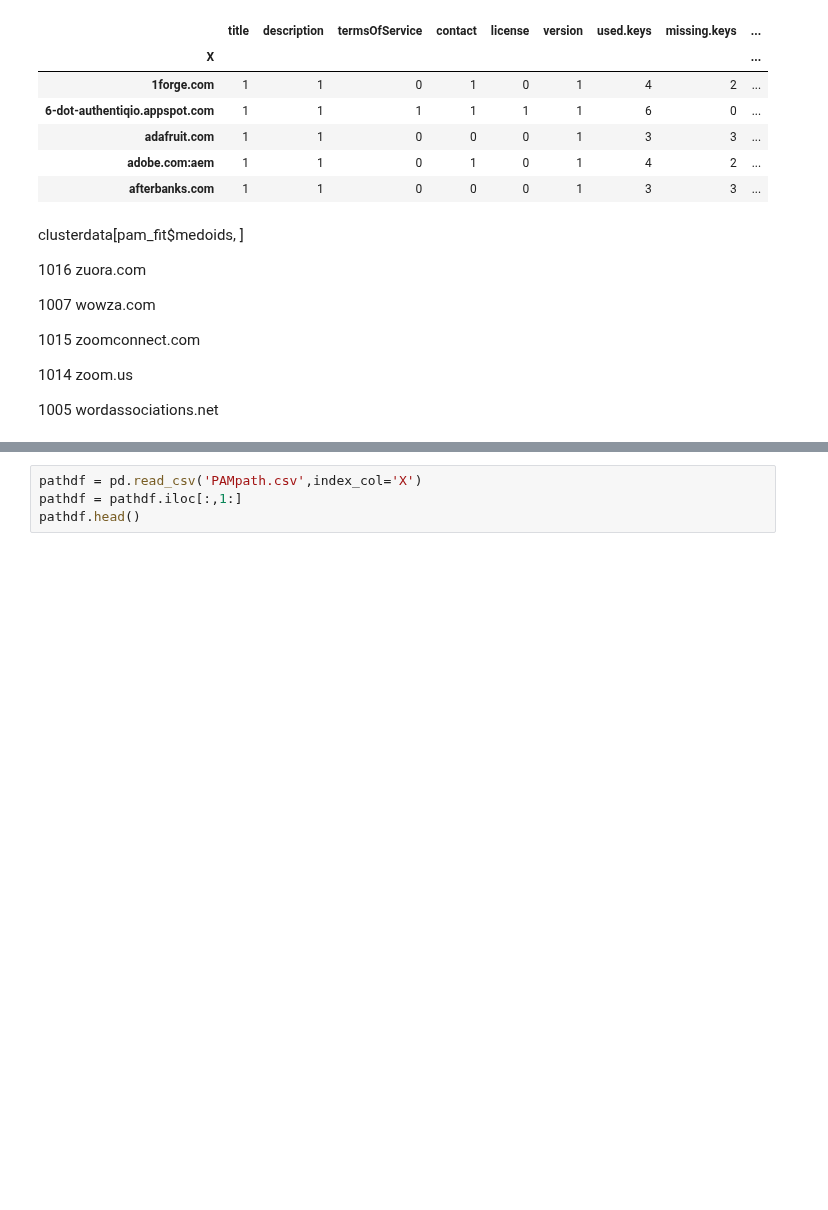
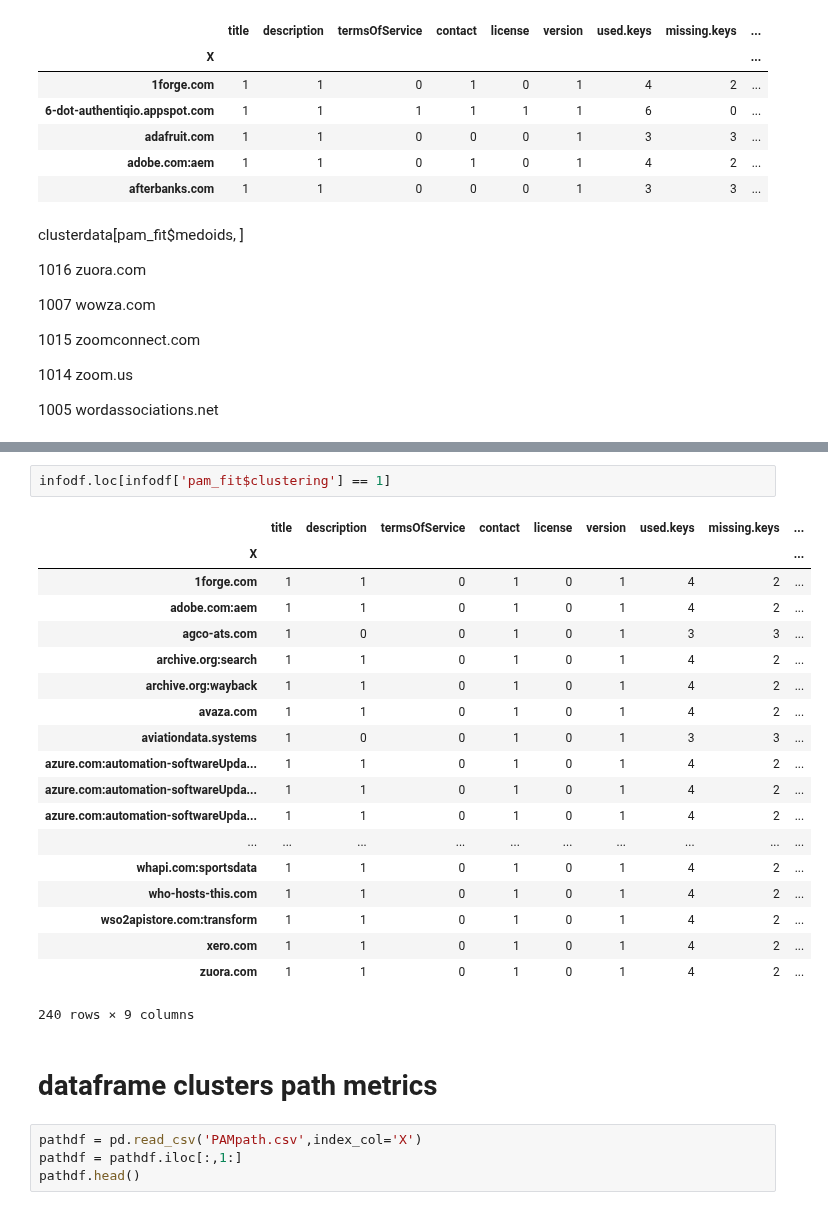
Before and after one commit to pmanlukas/thesisdata, a Jupyter notebook: combine dataframes.ipynb, the cells around one changed output, grey strips where cells are left out. Saved outputs shown, nothing was run; the diff lists cells and outputs as text; blank space fills up the shorter version.

```diff
--- a/combine dataframes.ipynb
+++ b/combine dataframes.ipynb
@@ -166,3 +225,27 @@ clusterdata[pam_fit$medoids, ]
+# %%
+infodf.loc[infodf['pam_fit$clustering'] == 1]
+# %% [output]
+|  | title | description | termsOfService | contact | license | version | used.keys | missing.keys | ... |
+| X |  |  |  |  |  |  |  |  | ... |
+| 1forge.com | 1 | 1 | 0 | 1 | 0 | 1 | 4 | 2 | ... |
+| adobe.com:aem | 1 | 1 | 0 | 1 | 0 | 1 | 4 | 2 | ... |
+| agco-ats.com | 1 | 0 | 0 | 1 | 0 | 1 | 3 | 3 | ... |
+| archive.org:search | 1 | 1 | 0 | 1 | 0 | 1 | 4 | 2 | ... |
+| archive.org:wayback | 1 | 1 | 0 | 1 | 0 | 1 | 4 | 2 | ... |
+| avaza.com | 1 | 1 | 0 | 1 | 0 | 1 | 4 | 2 | ... |
+| aviationdata.systems | 1 | 0 | 0 | 1 | 0 | 1 | 3 | 3 | ... |
+| azure.com:automation-softwareUpda... | 1 | 1 | 0 | 1 | 0 | 1 | 4 | 2 | ... |
+| azure.com:automation-softwareUpda... | 1 | 1 | 0 | 1 | 0 | 1 | 4 | 2 | ... |
+| azure.com:automation-softwareUpda... | 1 | 1 | 0 | 1 | 0 | 1 | 4 | 2 | ... |
+| ... | ... | ... | ... | ... | ... | ... | ... | ... | ... |
+| whapi.com:sportsdata | 1 | 1 | 0 | 1 | 0 | 1 | 4 | 2 | ... |
+| who-hosts-this.com | 1 | 1 | 0 | 1 | 0 | 1 | 4 | 2 | ... |
+| wso2apistore.com:transform | 1 | 1 | 0 | 1 | 0 | 1 | 4 | 2 | ... |
+| xero.com | 1 | 1 | 0 | 1 | 0 | 1 | 4 | 2 | ... |
+| zuora.com | 1 | 1 | 0 | 1 | 0 | 1 | 4 | 2 | ... |
+240 rows × 9 columns
+# %% [markdown]
+# dataframe clusters path metrics
 # %%
 pathdf = pd.read_csv('PAMpath.csv',index_col='X')
 pathdf = pathdf.iloc[:,1:]
```
Also changed, not shown: parts of 17 cells of this notebook, 3 other files.
